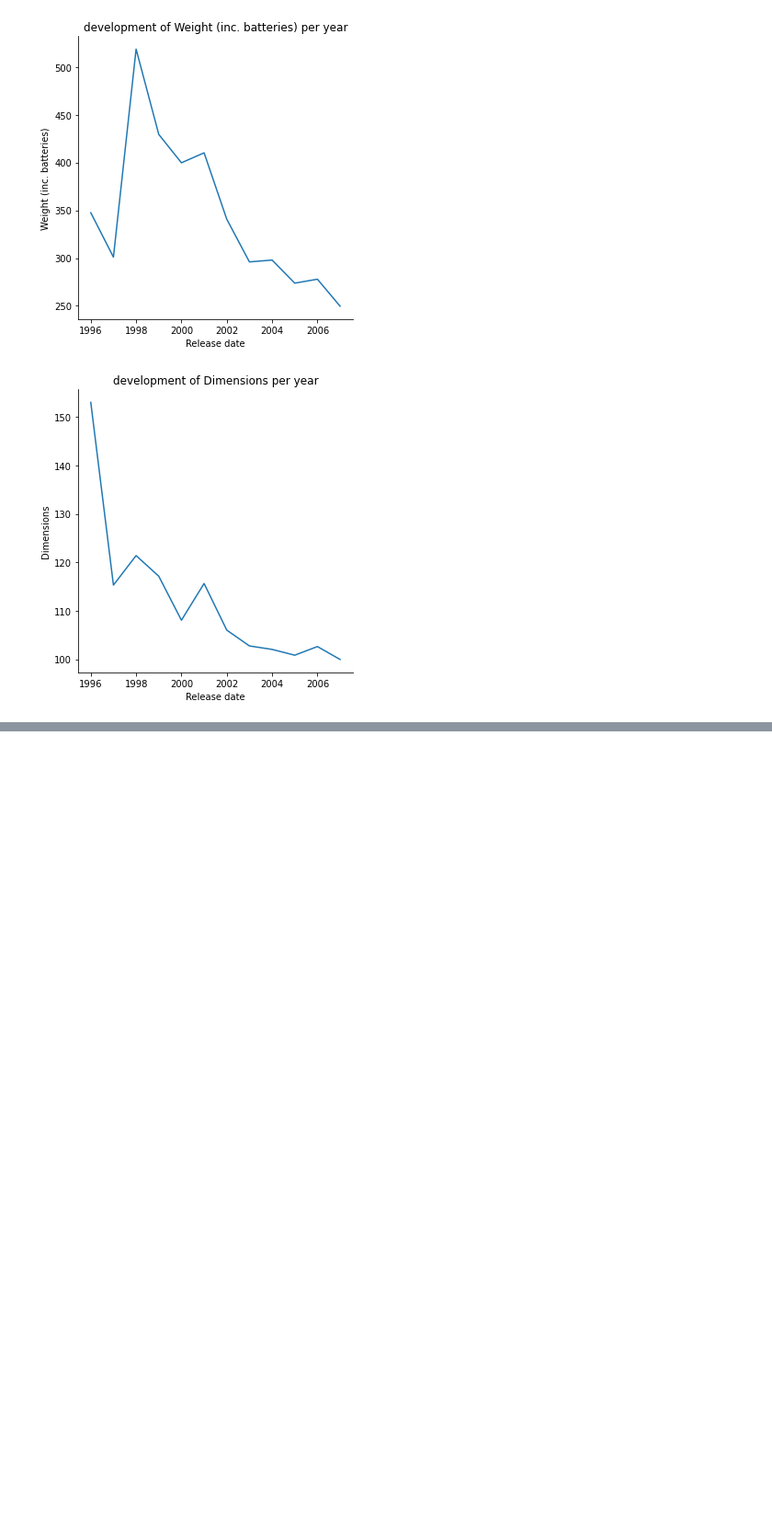
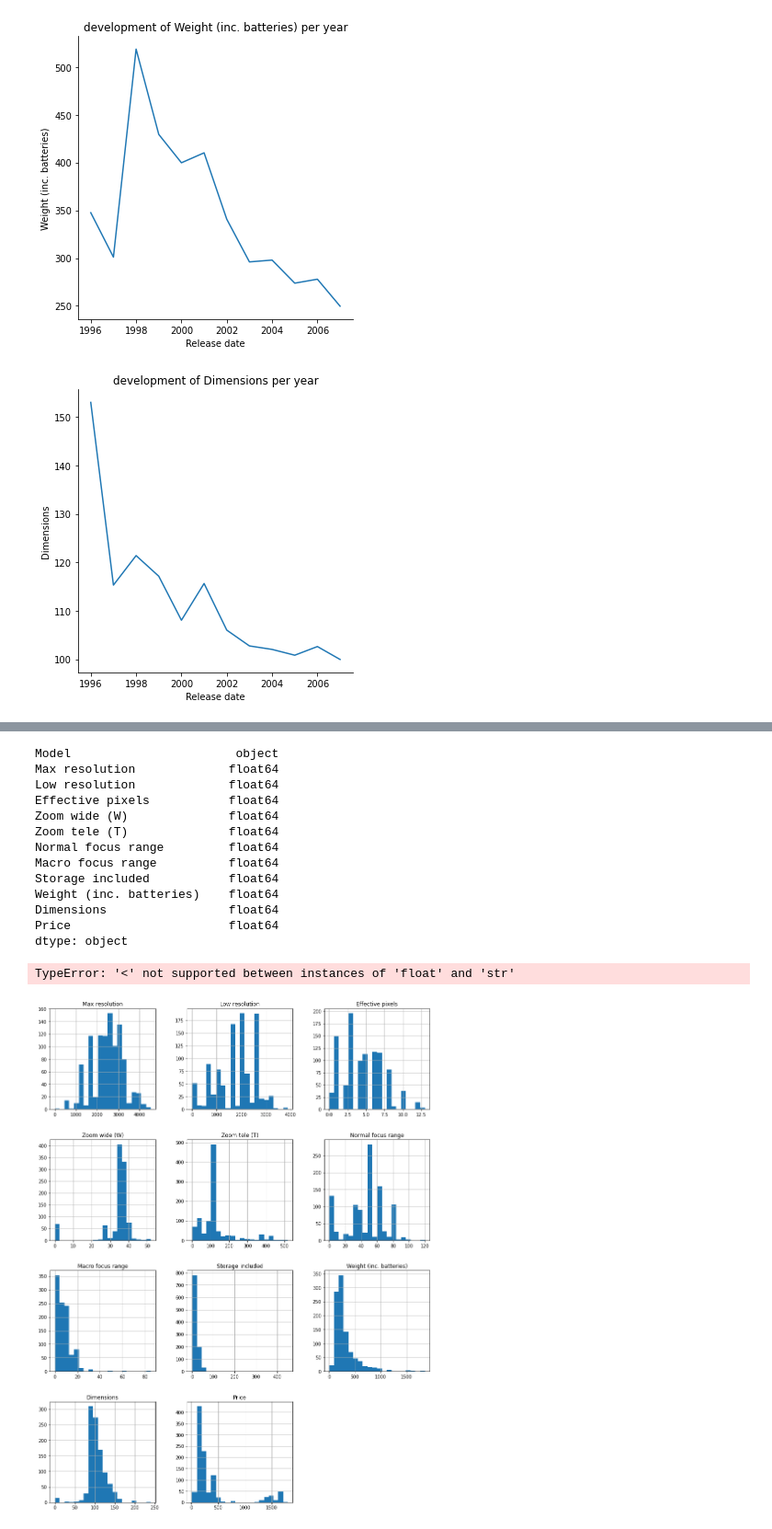
Before and after one commit to juro95/Camera-Data-Science-Project, a Jupyter notebook: 1000cameras.ipynb, the cells around one changed output, grey strips where cells are left out. Shown at 92% size. Saved outputs shown, nothing was run; the diff lists cells and outputs as text; code cells hidden in the pictures; blank space fills up the shorter version.

```diff
--- a/1000cameras.ipynb
+++ b/1000cameras.ipynb
@@ -138,0 +238,31 @@ for properties in columns_without_price_date_model :
+# %%
+#take out release date
+camera_sorted_without_release = camera_sorted.drop("Release date", 1)
+
+#take out rows with price bigger than 2000
+camera_sorted_without_release = camera_sorted_without_release[camera_sorted_without_release['Price'] <= 2000]
+
+print(camera_sorted_without_release.dtypes)
+
+# Plot the histograms
+camera_sorted_without_release.hist(bins = 20, figsize = (15,20))
+
+
+# q-q plot
+#qqplot(camera_sorted_without_release, line='s')
+# %% [output]
+Model                       object
+Max resolution             float64
+Low resolution             float64
+Effective pixels           float64
+Zoom wide (W)              float64
+Zoom tele (T)              float64
+Normal focus range         float64
+Macro focus range          float64
+Storage included           float64
+Weight (inc. batteries)    float64
+Dimensions                 float64
+Price                      float64
+dtype: object
+TypeError: '<' not supported between instances of 'float' and 'str'
+[figure, added]
```
Also changed, not shown: parts of 10 cells of this notebook.
